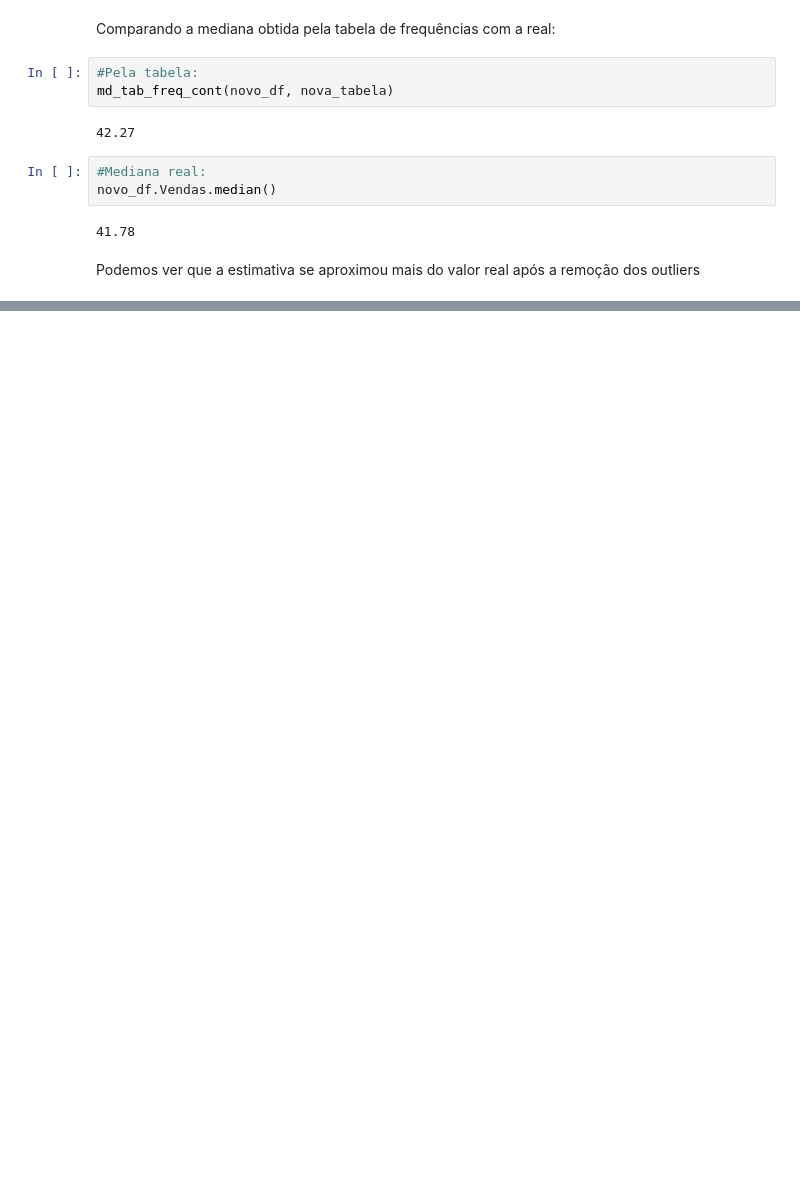
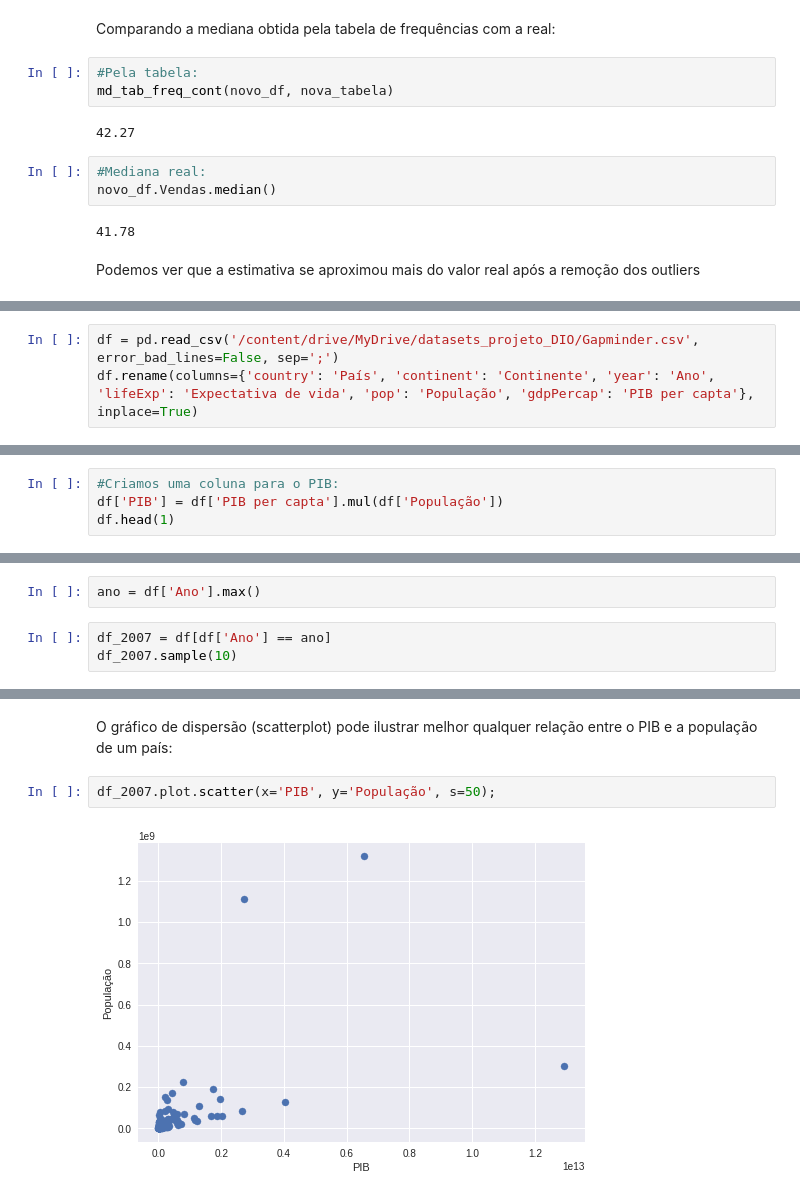
Before and after one commit to shl0mo/AnaliseDados_DIO-Pandas, a Jupyter notebook: AnaliseDados_DIO_Pandas.ipynb, the cells around one changed output, grey strips where cells are left out. Drawn from its saved outputs; the diff is of its cells as text; blank space fills up the shorter version.

```diff
--- a/AnaliseDados_DIO_Pandas.ipynb
+++ b/AnaliseDados_DIO_Pandas.ipynb
@@ -1182,0 +1188,3 @@ Podemos ver que a estimativa se aproximou mais do valor real após a remoção d
+# %%
+df = pd.read_csv('/content/drive/MyDrive/datasets_projeto_DIO/Gapminder.csv', error_bad_lines=False, sep=';')
+df.rename(columns={'country': 'País', 'continent': 'Continente', 'year': 'Ano', 'lifeExp': 'Expectativa de vida', 'pop': 'População', 'gdpPercap': 'PIB per capta'}, inplace=True)
@@ -1182,0 +1198,4 @@ Podemos ver que a estimativa se aproximou mais do valor real após a remoção d
+# %%
+#Criamos uma coluna para o PIB:
+df['PIB'] = df['PIB per capta'].mul(df['População'])
+df.head(1)
@@ -1182,0 +1207,5 @@ Podemos ver que a estimativa se aproximou mais do valor real após a remoção d
+# %%
+ano = df['Ano'].max()
+# %%
+df_2007 = df[df['Ano'] == ano]
+df_2007.sample(10)
@@ -1182,0 +1289,6 @@ Podemos ver que a estimativa se aproximou mais do valor real após a remoção d
+# %% [markdown]
+O gráfico de dispersão (scatterplot) pode ilustrar melhor qualquer relação entre o PIB e a população de um país:
+# %%
+df_2007.plot.scatter(x='PIB', y='População', s=50);
+# %% [output]
+[figure, added]
```
Also changed, not shown: parts of 32 cells of this notebook.
